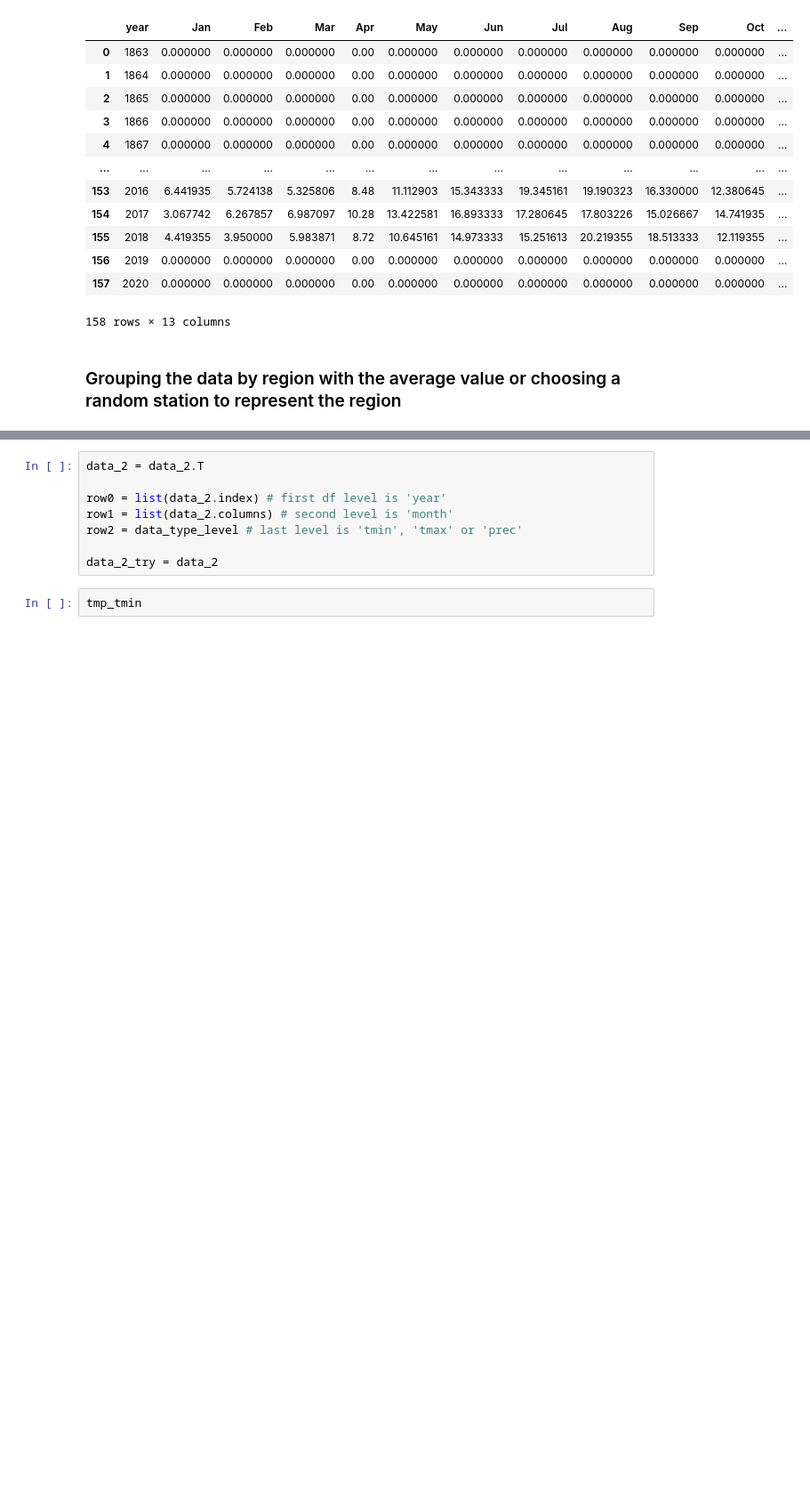
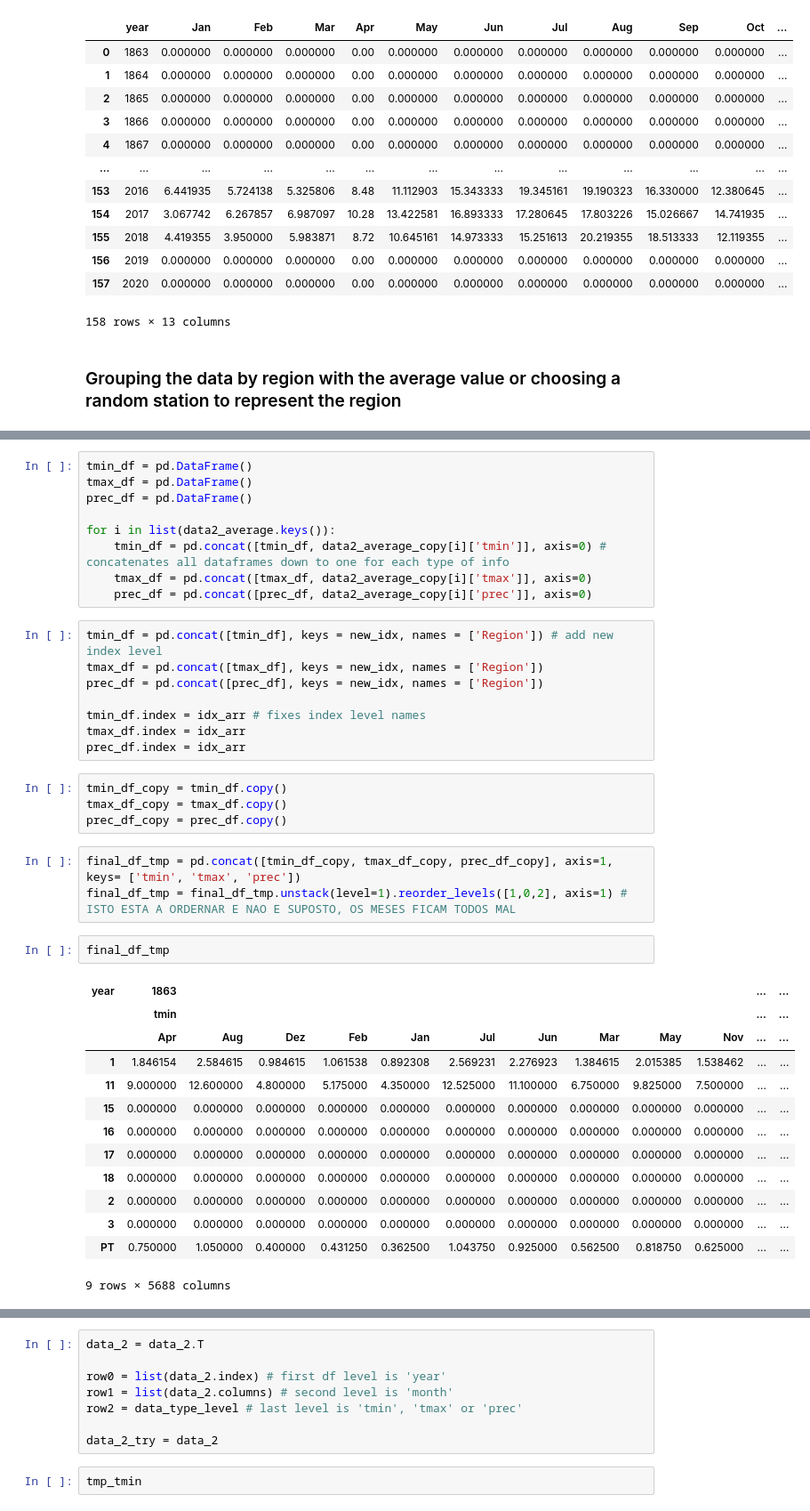
Before and after one commit to FMarques8/FCD-Project-1-2, a Jupyter notebook: INE_data_treatment.ipynb, the cells around one changed output, grey strips where cells are left out. Shown: that part at 89% size. Drawn from its saved outputs; the diff is of its cells as text; blank space fills up the shorter version.

```diff
--- a/INE_data_treatment.ipynb
+++ b/INE_data_treatment.ipynb
@@ -495,0 +605,40 @@ data2_average['PT'][]['tmin']
+# %%
+tmin_df = pd.DataFrame()
+tmax_df = pd.DataFrame()
+prec_df = pd.DataFrame()
+
+for i in list(data2_average.keys()):
+    tmin_df = pd.concat([tmin_df, data2_average_copy[i]['tmin']], axis=0) # concatenates all dataframes down to one for each type of info
+    tmax_df = pd.concat([tmax_df, data2_average_copy[i]['tmax']], axis=0)
+    prec_df = pd.concat([prec_df, data2_average_copy[i]['prec']], axis=0)
+# %%
+tmin_df = pd.concat([tmin_df], keys = new_idx, names = ['Region']) # add new index level
+tmax_df = pd.concat([tmax_df], keys = new_idx, names = ['Region'])
+prec_df = pd.concat([prec_df], keys = new_idx, names = ['Region'])
+
+tmin_df.index = idx_arr # fixes index level names
+tmax_df.index = idx_arr
+prec_df.index = idx_arr
+# %%
+tmin_df_copy = tmin_df.copy()
+tmax_df_copy = tmax_df.copy()
+prec_df_copy = prec_df.copy()
+# %%
+final_df_tmp = pd.concat([tmin_df_copy, tmax_df_copy, prec_df_copy], axis=1, keys= ['tmin', 'tmax', 'prec'])
+final_df_tmp = final_df_tmp.unstack(level=1).reorder_levels([1,0,2], axis=1) # ISTO ESTA A ORDERNAR E NAO E SUPOSTO, OS MESES FICAM TODOS MAL
+# %%
+final_df_tmp
+# %% [output]
+| year | 1863 |  |  |  |  |  |  |  |  |  | ... | ... |
+|  | tmin |  |  |  |  |  |  |  |  |  | ... | ... |
+|  | Apr | Aug | Dez | Feb | Jan | Jul | Jun | Mar | May | Nov | ... | ... |
+| 1 | 1.846154 | 2.584615 | 0.984615 | 1.061538 | 0.892308 | 2.569231 | 2.276923 | 1.384615 | 2.015385 | 1.538462 | ... | ... |
+| 11 | 9.000000 | 12.600000 | 4.800000 | 5.175000 | 4.350000 | 12.525000 | 11.100000 | 6.750000 | 9.825000 | 7.500000 | ... | ... |
+| 15 | 0.000000 | 0.000000 | 0.000000 | 0.000000 | 0.000000 | 0.000000 | 0.000000 | 0.000000 | 0.000000 | 0.000000 | ... | ... |
+| 16 | 0.000000 | 0.000000 | 0.000000 | 0.000000 | 0.000000 | 0.000000 | 0.000000 | 0.000000 | 0.000000 | 0.000000 | ... | ... |
+| 17 | 0.000000 | 0.000000 | 0.000000 | 0.000000 | 0.000000 | 0.000000 | 0.000000 | 0.000000 | 0.000000 | 0.000000 | ... | ... |
+| 18 | 0.000000 | 0.000000 | 0.000000 | 0.000000 | 0.000000 | 0.000000 | 0.000000 | 0.000000 | 0.000000 | 0.000000 | ... | ... |
+| 2 | 0.000000 | 0.000000 | 0.000000 | 0.000000 | 0.000000 | 0.000000 | 0.000000 | 0.000000 | 0.000000 | 0.000000 | ... | ... |
+| 3 | 0.000000 | 0.000000 | 0.000000 | 0.000000 | 0.000000 | 0.000000 | 0.000000 | 0.000000 | 0.000000 | 0.000000 | ... | ... |
+| PT | 0.750000 | 1.050000 | 0.400000 | 0.431250 | 0.362500 | 1.043750 | 0.925000 | 0.562500 | 0.818750 | 0.625000 | ... | ... |
+9 rows × 5688 columns
```
Also changed, not shown: parts of 14 cells of this notebook.
